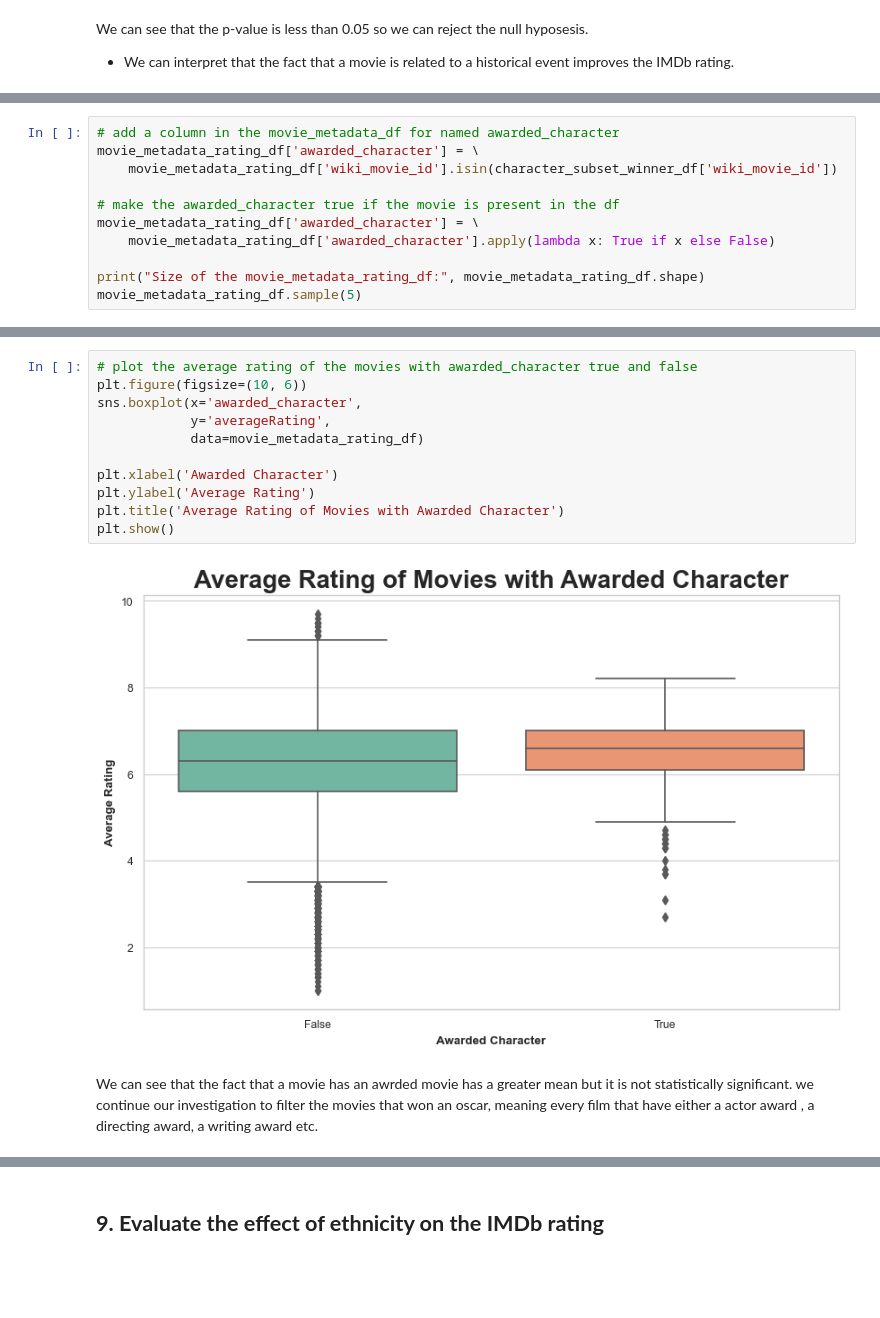
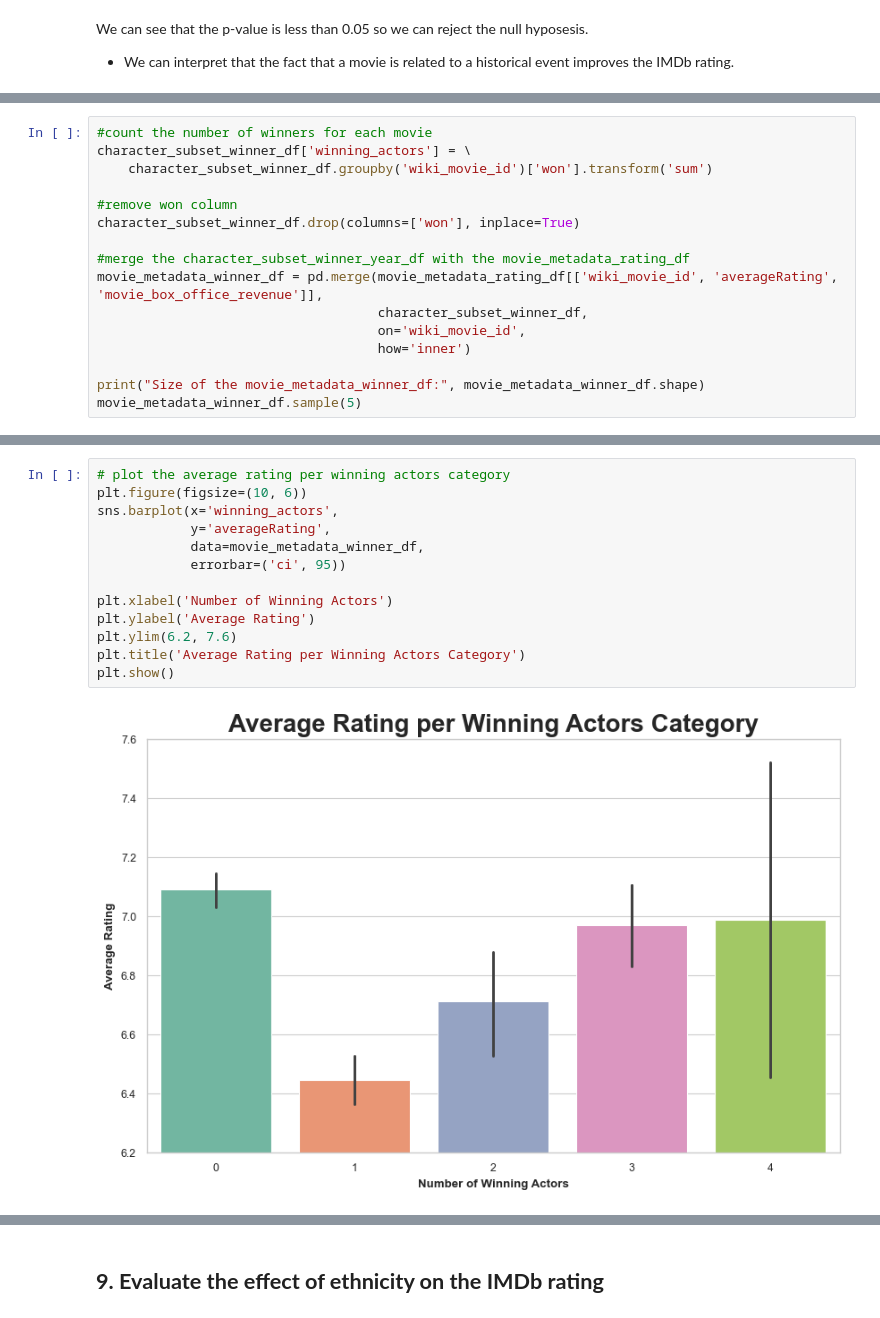
Before and after one commit to epfl-ada/ada-2023-project-adhd2023, a Jupyter notebook: milestone3.ipynb, the cells around one changed output, grey strips where cells are left out. Cells and saved outputs as stored; diff of their text form; blank space fills up the shorter version.

Commit message:
changed oscars

```diff
--- a/milestone3.ipynb
+++ b/milestone3.ipynb
@@ -1479,11 +1527,0 @@ Size of the character_subset_winner_df: (419, 26)
-# %%
-# add a column in the movie_metadata_df for named awarded_character
-movie_metadata_rating_df['awarded_character'] = \
-    movie_metadata_rating_df['wiki_movie_id'].isin(character_subset_winner_df['wiki_movie_id'])
-
-# make the awarded_character true if the movie is present in the df
-movie_metadata_rating_df['awarded_character'] = \
-    movie_metadata_rating_df['awarded_character'].apply(lambda x: True if x else False)
-
-print("Size of the movie_metadata_rating_df:", movie_metadata_rating_df.shape)
-movie_metadata_rating_df.sample(5)
@@ -1497,0 +1528,16 @@ Size of the movie_metadata_rating_df: (39963, 16)
+# %%
+#count the number of winners for each movie
+character_subset_winner_df['winning_actors'] = \
+    character_subset_winner_df.groupby('wiki_movie_id')['won'].transform('sum')
+
+#remove won column
+character_subset_winner_df.drop(columns=['won'], inplace=True)
+
+#merge the character_subset_winner_year_df with the movie_metadata_rating_df
+movie_metadata_winner_df = pd.merge(movie_metadata_rating_df[['wiki_movie_id', 'averageRating', 'movie_box_office_revenue']],
+                                    character_subset_winner_df,
+                                    on='wiki_movie_id',
+                                    how='inner')
+
+print("Size of the movie_metadata_winner_df:", movie_metadata_winner_df.shape)
+movie_metadata_winner_df.sample(5)
@@ -1498,15 +1566,15 @@ Size of the movie_metadata_rating_df: (39963, 16)
 # %%
-# plot the average rating of the movies with awarded_character true and false
+# plot the average rating per winning actors category
 plt.figure(figsize=(10, 6))
-sns.boxplot(x='awarded_character',
+sns.barplot(x='winning_actors',
             y='averageRating',
-            data=movie_metadata_rating_df)
+            data=movie_metadata_winner_df,
+            errorbar=('ci', 95))
 
-plt.xlabel('Awarded Character')
+plt.xlabel('Number of Winning Actors')
 plt.ylabel('Average Rating')
-plt.title('Average Rating of Movies with Awarded Character')
+plt.ylim(6.2, 7.6)
+plt.title('Average Rating per Winning Actors Category')
 plt.show()
 # %% [output]
-[figure, old version]
+[figure, new version]
-# %% [markdown]
-We can see that the fact that a movie has an awrded movie has a greater mean but it is not statistically significant. we continue our investigation to filter the movies that won an oscar, meaning every film that have either a actor award , a directing award, a writing award etc.
```
Also changed, not shown: parts of 55 cells of this notebook.
